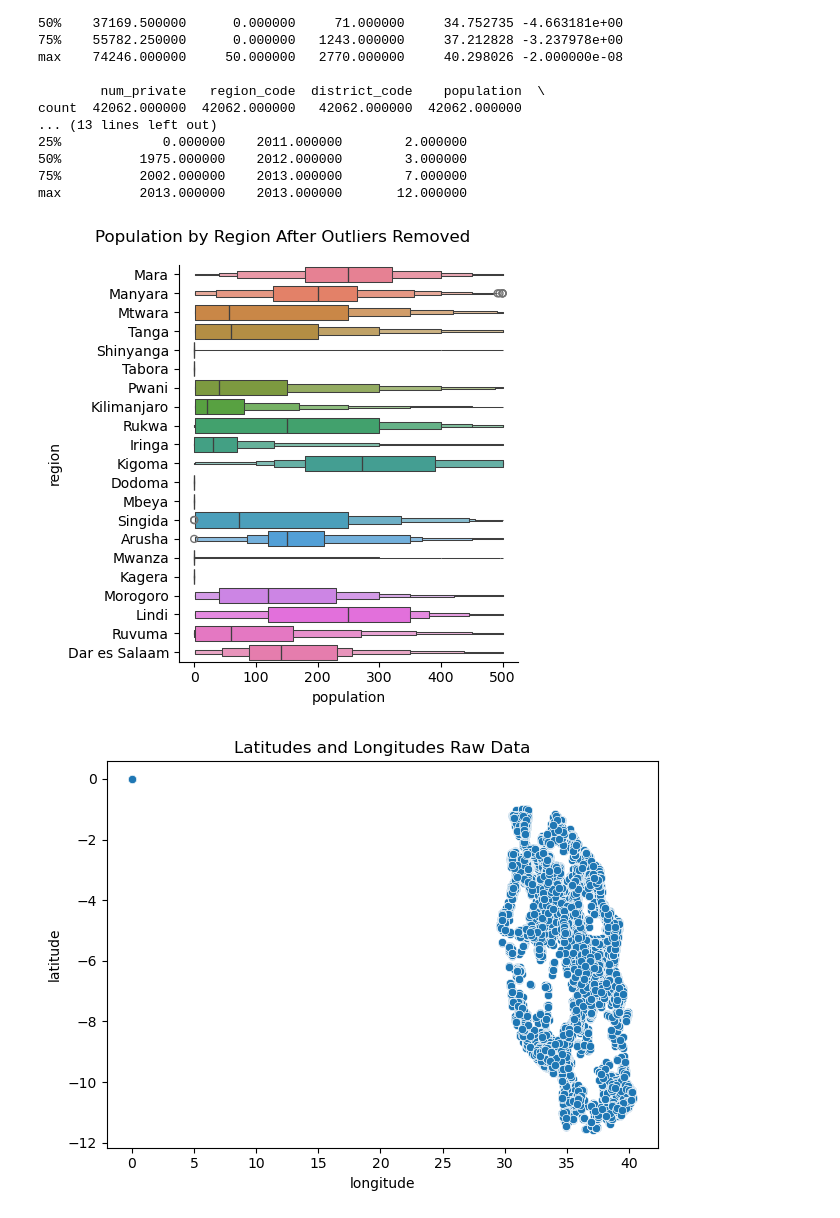
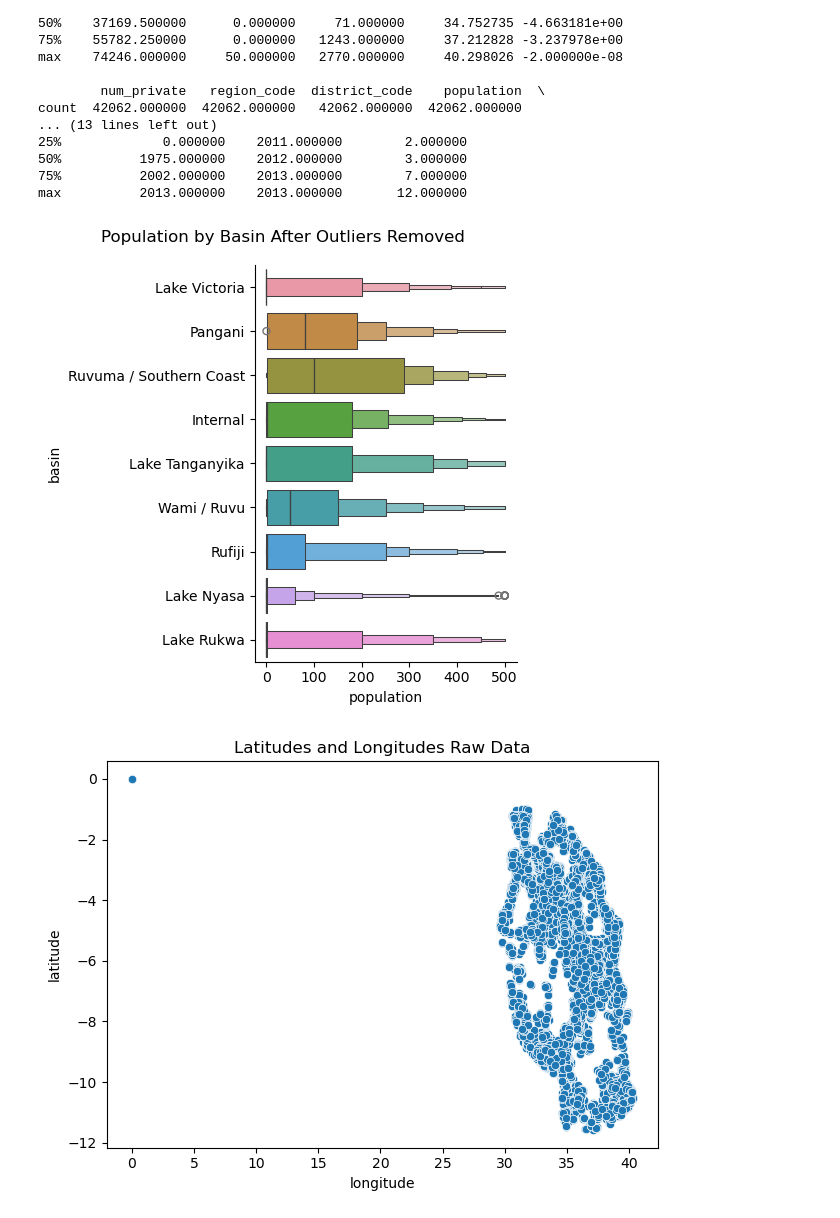
Before and after one commit to KatieKimberling/ads-502-team-project, a Jupyter notebook: PumpEDA.ipynb, the cells around one changed output. Saved outputs shown, nothing was run; the diff lists cells and outputs as text; code cells hidden in the pictures.

```diff
--- a/PumpEDA.ipynb
+++ b/PumpEDA.ipynb
@@ -480,11 +566,11 @@ count  42062.000000  42062.000000   42062.000000  42062.000000
 75%          2002.000000    2013.000000        7.000000
 max          2013.000000    2013.000000       12.000000
 # %%
-g = sns.catplot(data=ptrain_cleaned, x="population", y="region", palette="husl", kind="boxen")
-g.fig.suptitle("Population by Region After Outliers Removed")
+g = sns.catplot(data=ptrain_cleaned, x="population", y="basin", palette="husl", kind="boxen")
+g.fig.suptitle("Population by Basin After Outliers Removed")
 plt.tight_layout()
 # %% [output]
-[figure, old version]
+[figure, new version]
 # %%
 sns.scatterplot(data=ptrain_cleaned, x="longitude", y="latitude")
 plt.title("Latitudes and Longitudes Raw Data")
```
Also changed, not shown: parts of 30 cells of this notebook.
